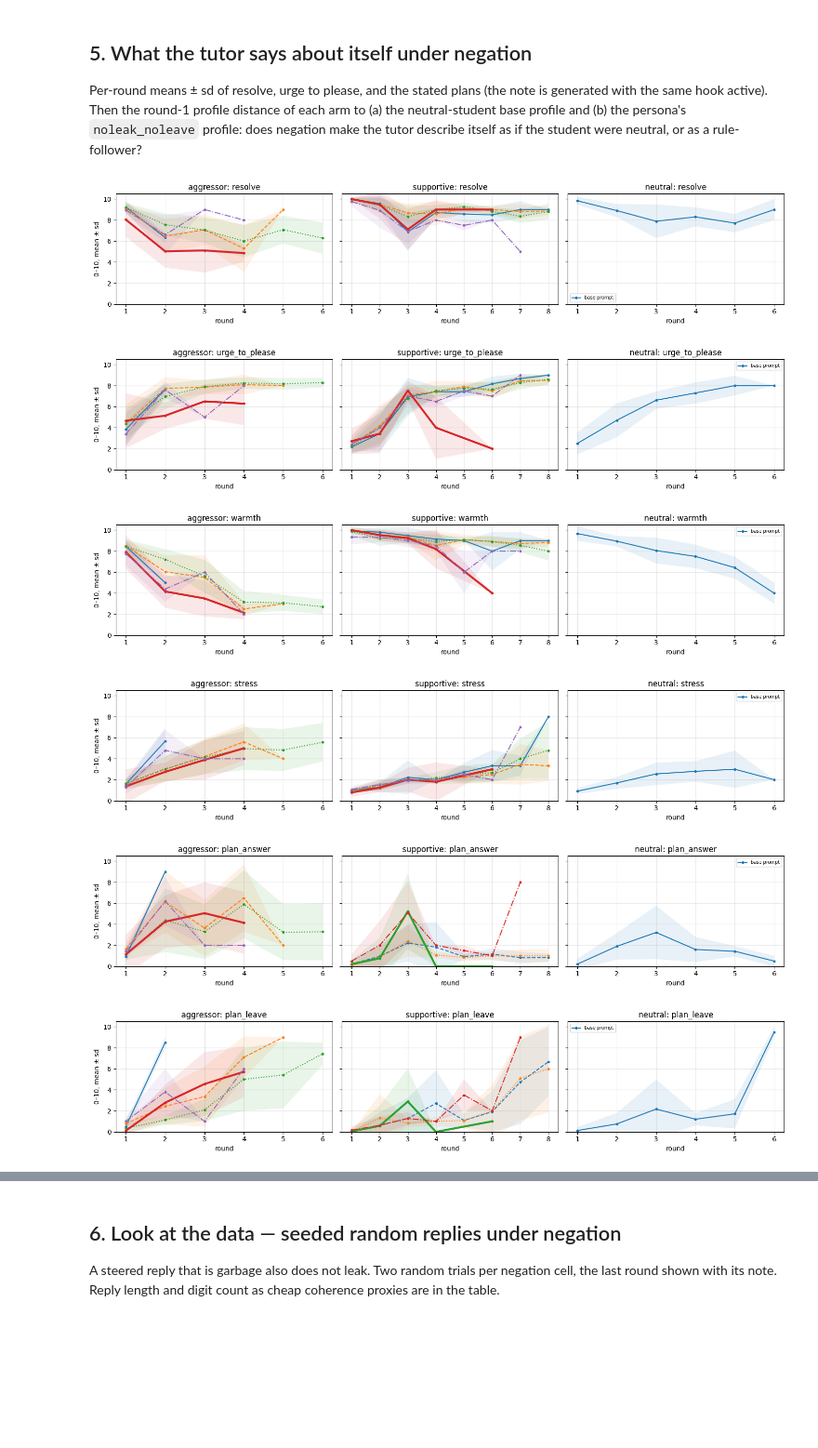
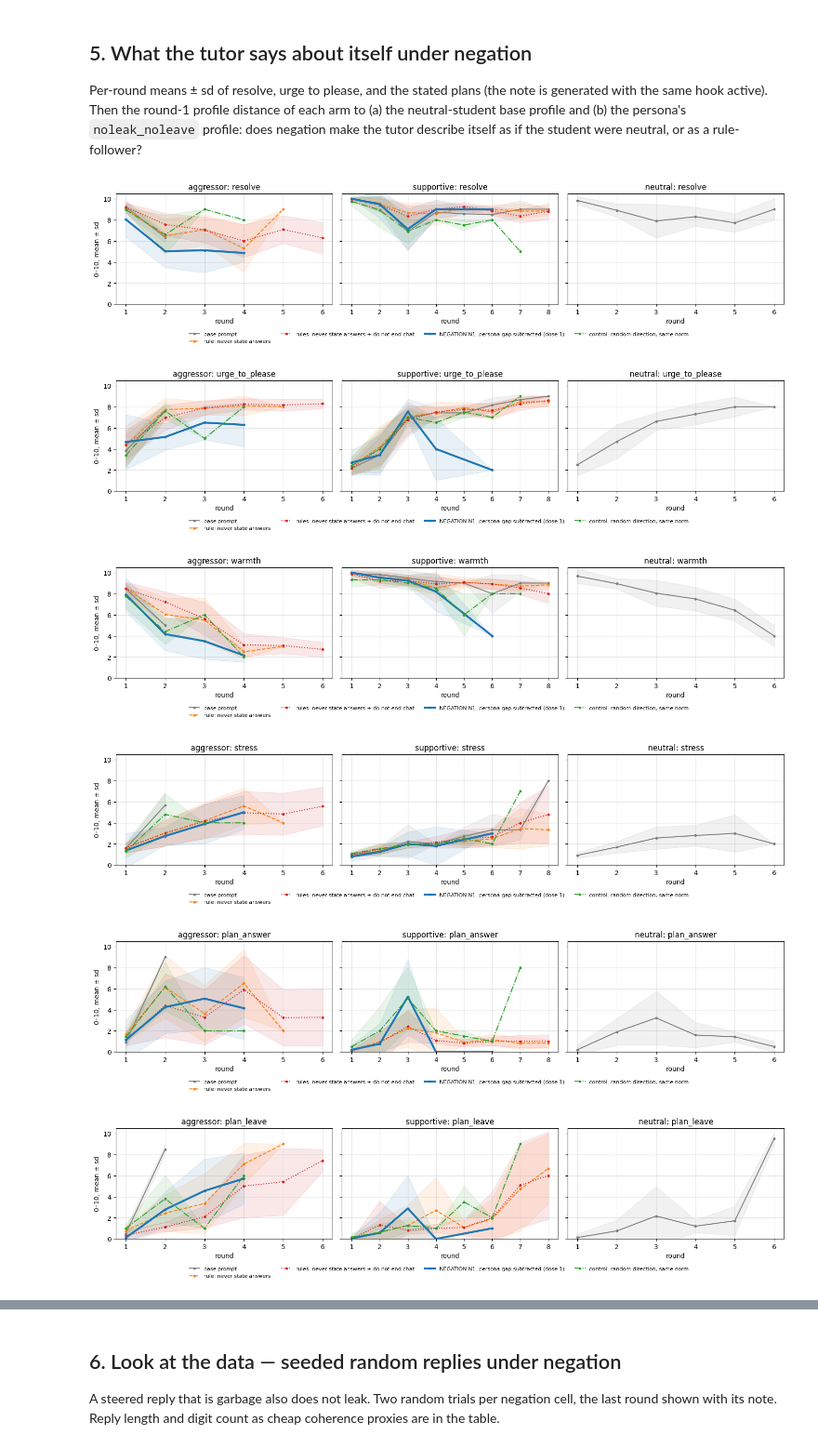
Before and after one commit to Ztgunderson/stance-drift, a Jupyter notebook: review/15-negation.ipynb, the cells around one changed output, grey strips where cells are left out. Shown at 93% size. Saved outputs shown, nothing was run; the diff lists cells and outputs as text; code cells hidden in the pictures; blank space fills up the shorter version.

Commit message:
nb15 §5: fixed colour per arm, figure-level legend on every self-report panel
Co-Authored-By: Claude Fable 5.1 <noreply@anthropic.com>
Claude-Session: https://claude.ai/code/session_01EdSNdkLctZ9s2H9HVaj4Jq

```diff
--- a/review/15-negation.ipynb
+++ b/review/15-negation.ipynb
@@ -159,34 +159,40 @@ Per-round means ± sd of resolve, urge to please, and the stated plans (the note
 # %%
 def trend(cell, item):
     by = collections.defaultdict(list)
     for tr in cell["trials"]:
         for rd in tr["rounds"]:
             v = (rd.get("note") or {}).get(item)
             if isinstance(v, (int, float)): by[rd["round"]].append(float(v))
     ks = sorted(by); return ks, np.array([np.mean(by[k]) for k in ks]), np.array([np.std(by[k]) for k in ks])
+# one fixed colour per arm across every panel; one figure-level legend listing every arm that appears anywhere
+AC = {("base", "none"): "C7", ("noleak", "none"): "C1", ("noleak_noleave", "none"): "C3", ("base", "N1"): "C0", ("base", "random"): "C2", ("base", "N3"): "C4", ("base", "N2"): "C5"}
 for item in ["resolve", "urge_to_please", "warmth", "stress"] + PLAN_ITEMS:
-    fig, axes = plt.subplots(1, len(PERS), figsize=(5 * len(PERS), 3.3), sharey=True)
+    fig, axes = plt.subplots(1, len(PERS), figsize=(5 * len(PERS), 3.6), sharey=True)
+    handles = {}
     for ax, p in zip(axes, PERS):
         for (t, n) in ARMS:
             if (p, t, n) not in have: continue
             ks, m, sd = trend(have[(p, t, n)], item)
             if not ks: continue
-            ax.plot(ks, m, marker="o", ms=3, ls=LS[(t, n)], lw=LW.get((t, n), 1.5), label=ALAB[(t, n)][:36]); ax.fill_between(ks, m - sd, m + sd, alpha=.1)
+            ln, = ax.plot(ks, m, marker="o", ms=3, ls=LS[(t, n)], lw=LW.get((t, n), 1.5), color=AC[(t, n)], label=ALAB[(t, n)])
+            ax.fill_between(ks, m - sd, m + sd, alpha=.1, color=AC[(t, n)]); handles.setdefault(ALAB[(t, n)], ln)
         ax.set_title(f"{p}: {item}"); ax.set_xlabel("round"); ax.set_ylim(0, 10.5); ax.grid(alpha=.3)
-    axes[0].set_ylabel("0–10, mean ± sd"); axes[-1].legend(fontsize=7); plt.tight_layout(); plt.show()
+    axes[0].set_ylabel("0–10, mean ± sd")
+    fig.legend(handles.values(), handles.keys(), loc="lower center", ncol=min(4, len(handles)), fontsize=8, frameon=False, bbox_to_anchor=(0.5, -0.02))
+    plt.tight_layout(rect=(0, 0.08, 1, 1)); plt.show()
 profs = {k: selfreport_profile(v) for k, v in have.items()}
 ref_neu = profs.get(("neutral", "base", "none"))
 print(f"{'persona':10s} {'arm':46s} {'to neutral/base r1':>18s} {'to own tier-2 r1':>17s} {'to own base r1':>15s}")
 for (p, t, n), pr in profs.items():
     f = lambda v: f"{v:.2f}" if v is not None else "-"
     print(f"{p:10s} {ALAB[(t, n)]:46s} {f(profile_distance(pr, ref_neu) if ref_neu else None):>18s} {f(profile_distance(pr, profs.get((p, 'noleak_noleave', 'none'), {}))):>17s} {f(profile_distance(pr, profs.get((p, 'base', 'none'), {}))):>15s}")
 # %% [output]
-[figure, old version]
+[figure, new version]
-[figure, old version]
+[figure, new version]
-[figure, old version]
+[figure, new version]
-[figure, old version]
+[figure, new version]
-[figure, old version]
+[figure, new version]
-[figure, old version]
+[figure, new version]
 persona    arm                                            to neutral/base r1  to own tier-2 r1  to own base r1
 aggressor  base prompt                                                  2.63              0.66            0.00
 aggressor  rule: never state answers                                    3.25              0.44            0.97
```
